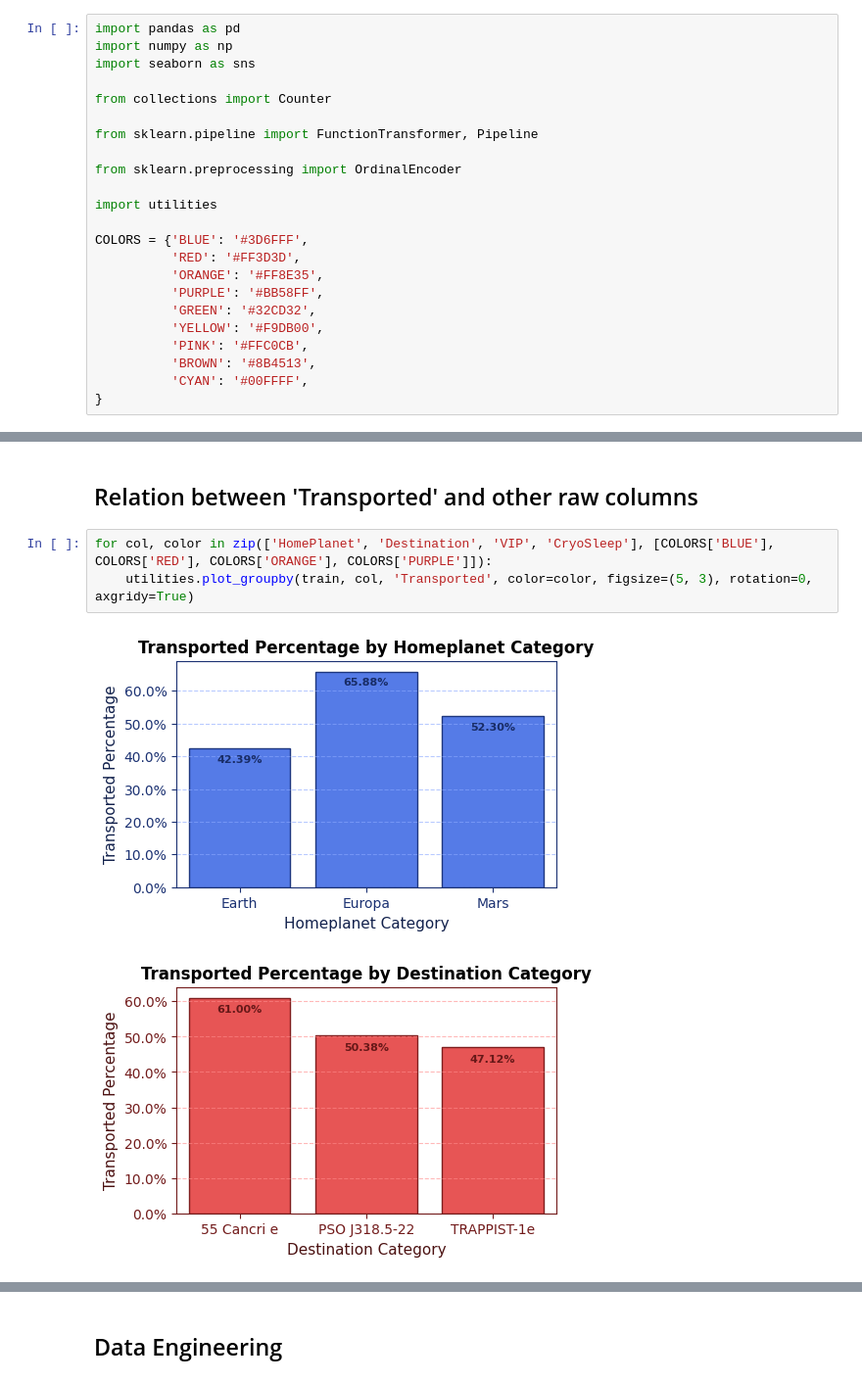
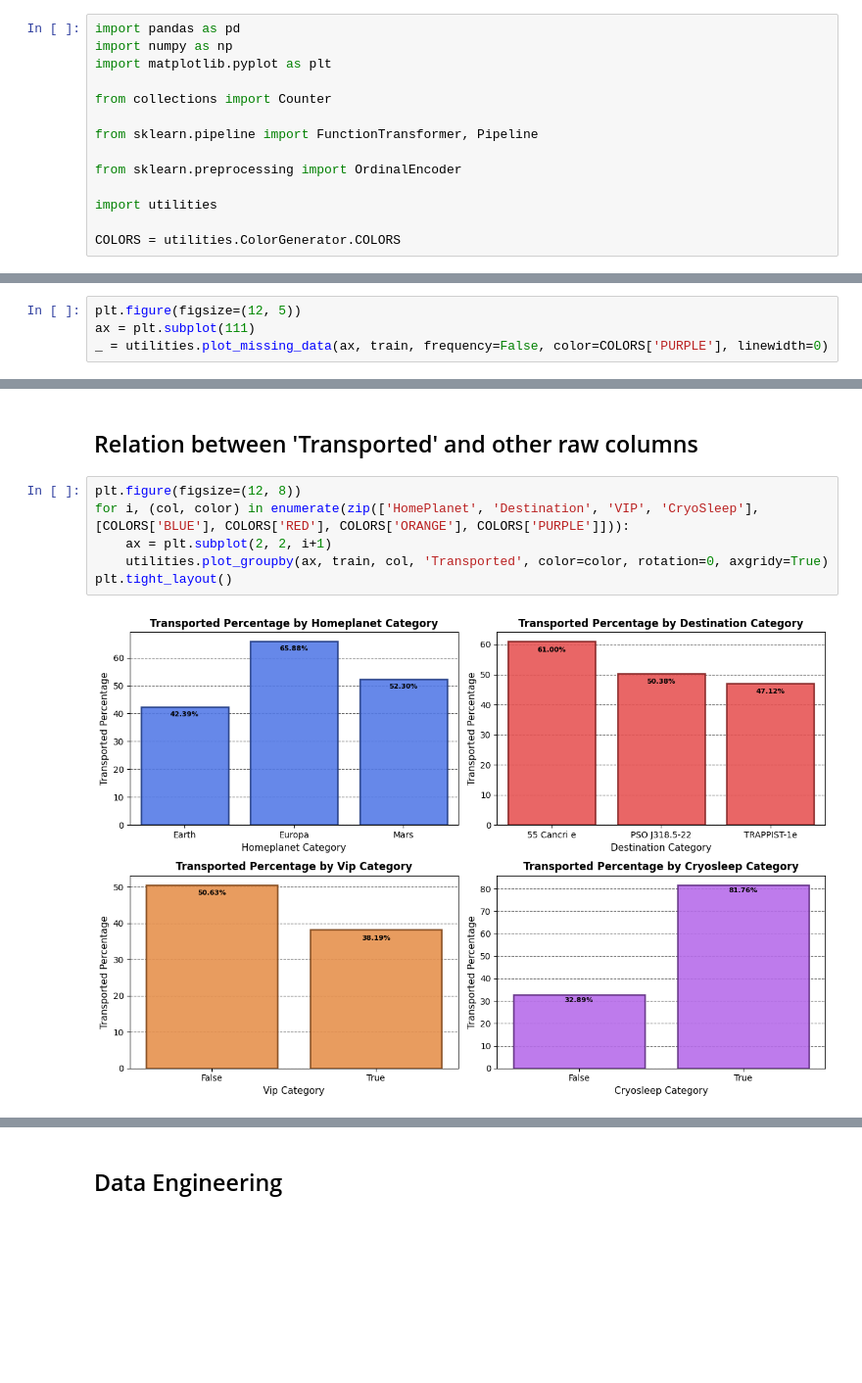
Before and after one commit to ydepledt/kaggle, a Jupyter notebook: spaceship-titanic/spaceship_titatic.ipynb, the cells around one changed output, grey strips where cells are left out. Shown: that part at 98% size. Drawn from its saved outputs; the diff is of its cells as text; blank space fills up the shorter version.

Commit message:
Begin abalone and refactor utilities.py

```diff
--- a/spaceship-titanic/spaceship_titatic.ipynb
+++ b/spaceship-titanic/spaceship_titatic.ipynb
@@ -6,7 +9,7 @@
 # %%
 import pandas as pd
 import numpy as np
-import seaborn as sns
+import matplotlib.pyplot as plt
 
 from collections import Counter
 
@@ -16,13 +19,4 @@ from sklearn.preprocessing import OrdinalEncoder
 
 import utilities
 
-COLORS = {'BLUE': '#3D6FFF',
-          'RED': '#FF3D3D',
-          'ORANGE': '#FF8E35',
-          'PURPLE': '#BB58FF',
-          'GREEN': '#32CD32',
-          'YELLOW': '#F9DB00',
-          'PINK': '#FFC0CB',
-          'BROWN': '#8B4513',
-          'CYAN': '#00FFFF',
-}
+COLORS = utilities.ColorGenerator.COLORS
@@ -112,0 +90,4 @@ utilities.plot_missing_data(train, color=COLORS['BLUE'], figsize=(8, 4))
+# %%
+plt.figure(figsize=(12, 5))
+ax = plt.subplot(111)
+_ = utilities.plot_missing_data(ax, train, frequency=False, color=COLORS['PURPLE'], linewidth=0)
@@ -142,8 +121,10 @@ utilities.plot_distribution(train, 'Age', color=COLORS['BLUE'], frequency=True,
 # %% [markdown]
 ## Relation between 'Transported' and other raw columns
 # %%
-for col, color in zip(['HomePlanet', 'Destination', 'VIP', 'CryoSleep'], [COLORS['BLUE'], COLORS['RED'], COLORS['ORANGE'], COLORS['PURPLE']]):
-    utilities.plot_groupby(train, col, 'Transported', color=color, figsize=(5, 3), rotation=0, axgridy=True)
+plt.figure(figsize=(12, 8))
+for i, (col, color) in enumerate(zip(['HomePlanet', 'Destination', 'VIP', 'CryoSleep'], [COLORS['BLUE'], COLORS['RED'], COLORS['ORANGE'], COLORS['PURPLE']])):
+    ax = plt.subplot(2, 2, i+1)
+    utilities.plot_groupby(ax, train, col, 'Transported', color=color, rotation=0, axgridy=True)
+plt.tight_layout()
 # %% [output]
-[figure, old version]
+[figure, new version]
-[figure, removed]
```
Also changed, not shown: parts of 16 cells of this notebook, 12 other files.
